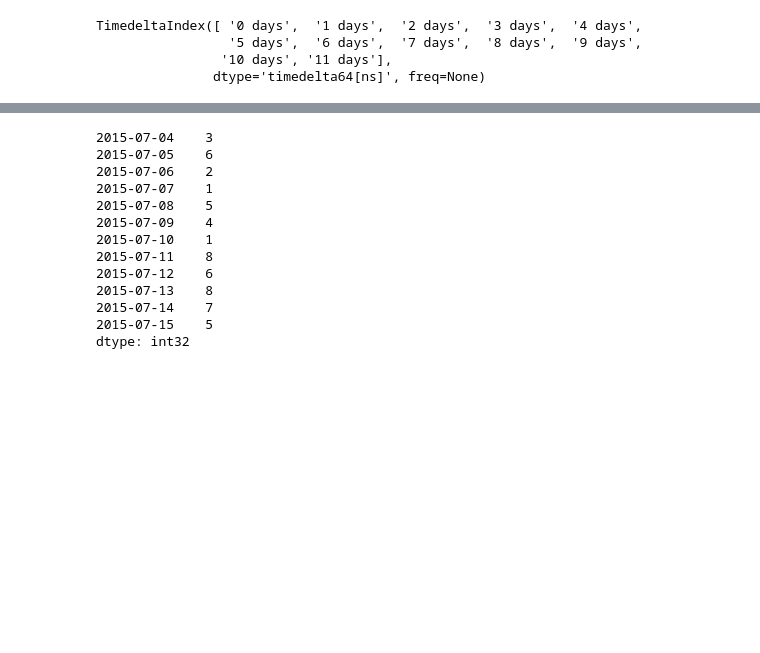
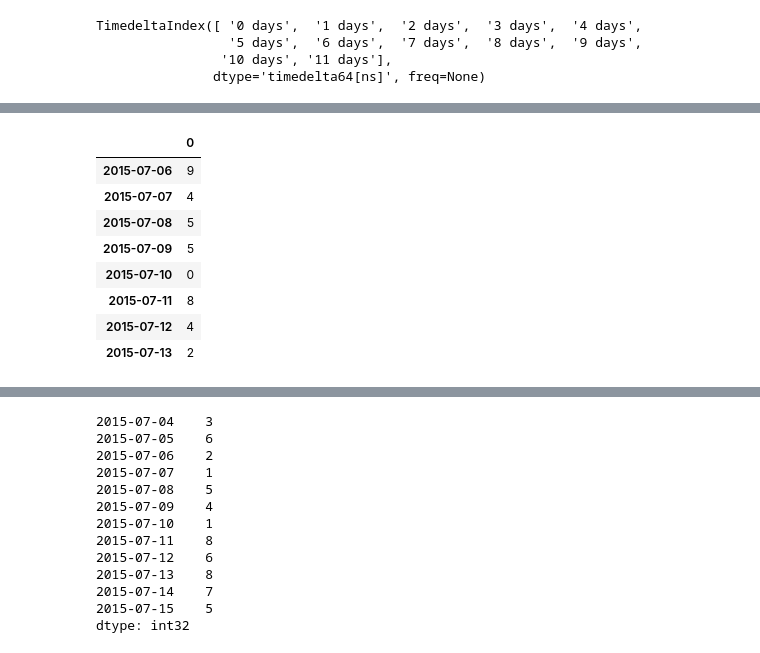
Before and after one commit to QHfirewater/data_science, a Jupyter notebook: code/python学习笔记_numpy和pandas.ipynb, the cells around one changed output, grey strips where cells are left out. Cells and saved outputs as stored; diff of their text form; code cells hidden in the pictures; blank space fills up the shorter version.

```diff
--- a/code/python学习笔记_numpy和pandas.ipynb
+++ b/code/python学习笔记_numpy和pandas.ipynb
@@ -2799,4 +2838,16 @@ data.truncate(before = '2015-07-06',after = '2015-07-13')  #通过before和after
 dtype: int32
+# %%
+data.to_frame().truncate(before = '2015-07-06',after = '2015-07-13')
+# %% [output]
+|  | 0 |
+| 2015-07-06 | 9 |
+| 2015-07-07 | 4 |
+| 2015-07-08 | 5 |
+| 2015-07-09 | 5 |
+| 2015-07-10 | 0 |
+| 2015-07-11 | 8 |
+| 2015-07-12 | 4 |
+| 2015-07-13 | 2 |
 # %%
 df = data.reset_index()
 # %%
```
Also changed, not shown: parts of 102 cells of this notebook, 6 other files.
